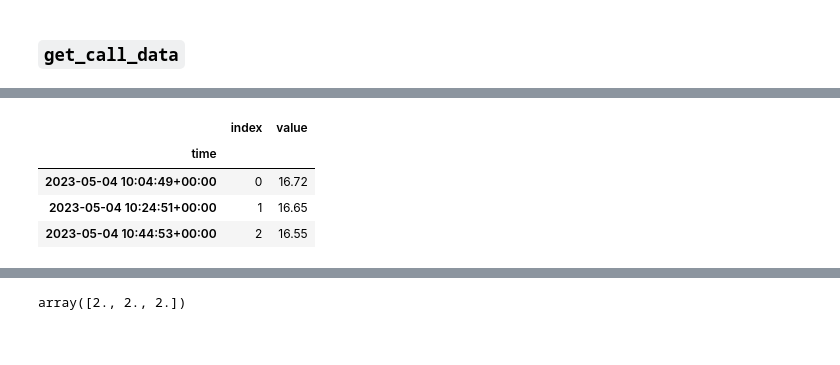
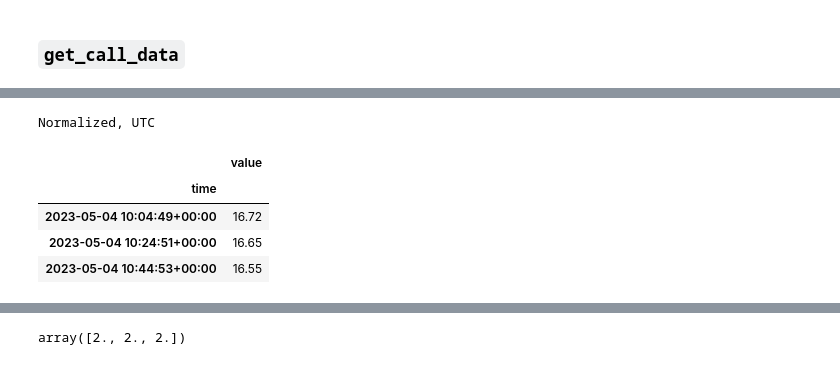
Before and after one commit to fenke/corebridge, a Jupyter notebook: nbs/01_aicorebridge.ipynb, the cells around one changed output, grey strips where cells are left out. Saved outputs shown, nothing was run; the diff lists cells and outputs as text; code cells hidden in the pictures.

```diff
--- a/nbs/01_aicorebridge.ipynb
+++ b/nbs/01_aicorebridge.ipynb
@@ -318,5 +342,12 @@ def get_callargs(self:AICoreModule, kwargs, history):
 # %%
-def processor_function(data:pd.DataFrame, anumber:float|np.ndarray):
-    return anumber * data
+def processor_function(data:pd.DataFrame, just_a_number:float|np.ndarray):
+    return just_a_number * data
 
 test_module = AICoreModule(processor_function, os.path.join(os.getcwd(), 'cache'), os.path.join(os.getcwd(), 'cache'))
+assert 'just_a_number' in test_module.get_callargs(
+    {
+        'justANumber': 2
+    },
+    {}
+
+), "get_callargs failed to translate camel-case processor argument to snake-case kwargs argument"
@@ -352,12 +400,13 @@ def get_call_data(
 # %%
-calldata = test_module.get_call_data(test_data.reset_index().to_records())
+calldata = test_module.get_call_data(timeseries_dataframe_to_datadict(test_data))
 calldata
 # %% [output]
+Normalized, UTC
-|  | index | value |
-| time |  |  |
-| 2023-05-04 10:04:49+00:00 | 0 | 16.72 |
-| 2023-05-04 10:24:51+00:00 | 1 | 16.65 |
-| 2023-05-04 10:44:53+00:00 | 2 | 16.55 |
+|  | value |
+| time |  |
+| 2023-05-04 10:04:49+00:00 | 16.72 |
+| 2023-05-04 10:24:51+00:00 | 16.65 |
+| 2023-05-04 10:44:53+00:00 | 16.55 |
 # %%
 history = build_historic_args(calldata,history_arg)
 history
```
Also changed, not shown: parts of 28 cells of this notebook, 5 other files.
